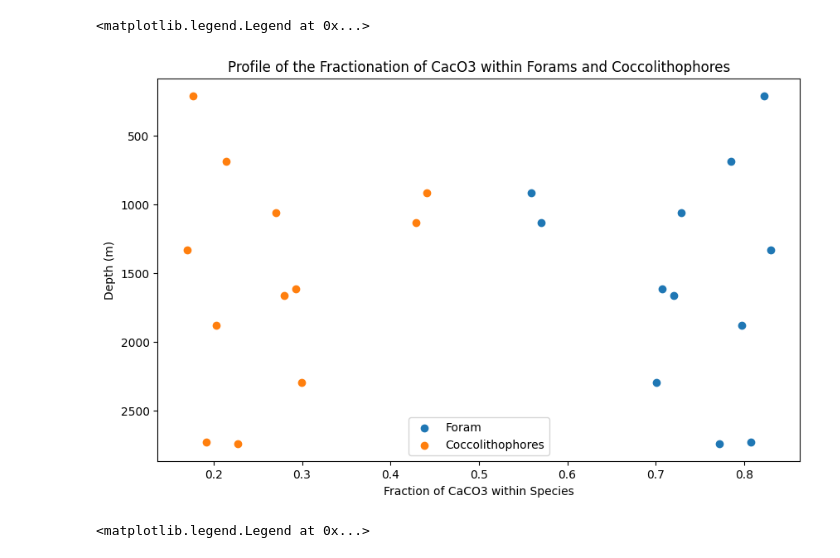
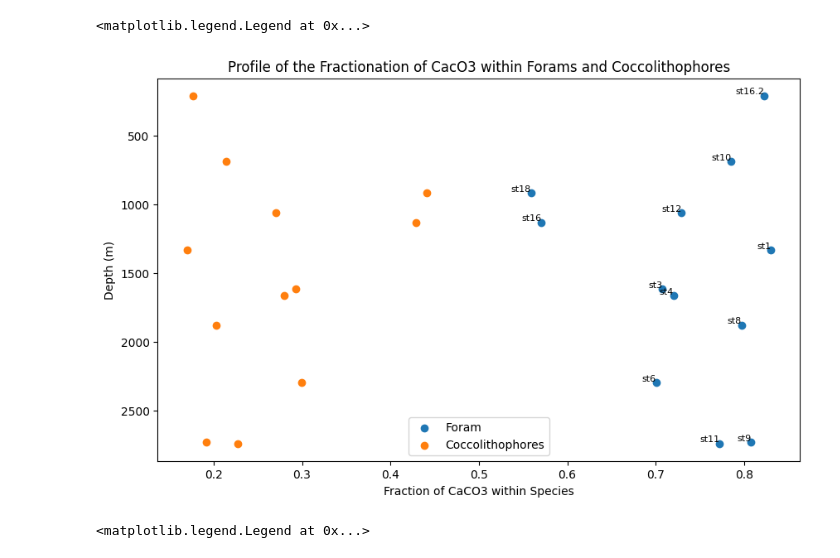
Before and after one commit to csheppard3243/Ziveri_ATL_Sediments, a Jupyter notebook: atlbulksedworkup.ipynb, the cells around one changed output. Saved outputs shown, nothing was run; the diff lists cells and outputs as text; code cells hidden in the pictures.

Commit message:
new temp graphs

```diff
--- a/atlbulksedworkup.ipynb
+++ b/atlbulksedworkup.ipynb
@@ -26,40 +35,45 @@ fm = ds['foram mass in sample']
 cm = ds['Coccolithophores mass in sample']
 fc = ds['d13C foram']
 cc = ds['d13C cocco']
+station = ds['station']
 # %%
 #foram fraction and cocco fraction vs depth
 
 plt.figure(figsize = (10,6))
 
 plt.scatter(ff,z, label = 'Foram')
 plt.scatter(cf,z, label = 'Coccolithophores')
 
 # # calulate linear regression
 # #foram
 # slopef, interceptf, r_valuef, p_valuef, std_errf = linregress(ff, z)
 # regression_yf = slopef * ff + interceptf
 # r_squaredf = r_valuef**2
 # #cocco
 # slopec, interceptc, r_valuec, p_valuec, std_errc = linregress(cf, z)
 # regression_yc = slopec * cf + interceptc
 # r_squaredc = r_valuec**2
 
 # #plot linear regression
 # #foram
 # plt.plot(ff, regression_yf, label=f'(R²={r_squaredf:.2f})), (p={p_valuef:.2e}), (slope={slopef:.2f})', color='b', linestyle='--')
 # #cocco
 # plt.plot(cf, regression_yc, label=f'(R²={r_squaredc:.2f})), (p={p_valuec:.2e}), (slope={slopec:.2f})', color='orange', linestyle='--')
 
+# add station labels to each data point
+for x, y, label in zip(ff, z, station):
+    plt.text(x, y, label, fontsize=8, ha='right', va='bottom')
+
 
 plt.xlabel('Fraction of CaCO3 within Species')
 plt.ylabel('Depth (m)')
 plt.title('Profile of the Fractionation of CacO3 within Forams and Coccolithophores')
 
 plt.gca().invert_yaxis()
 plt.legend(loc = 'lower center')
 # %% [output]
 <matplotlib.legend.Legend at 0x...>
-[figure, old version]
+[figure, new version]
 # %%
 #foram fraction and cocco fraction vs depth
 
```
Also changed, not shown: parts of 7 cells of this notebook, 6 other files.
